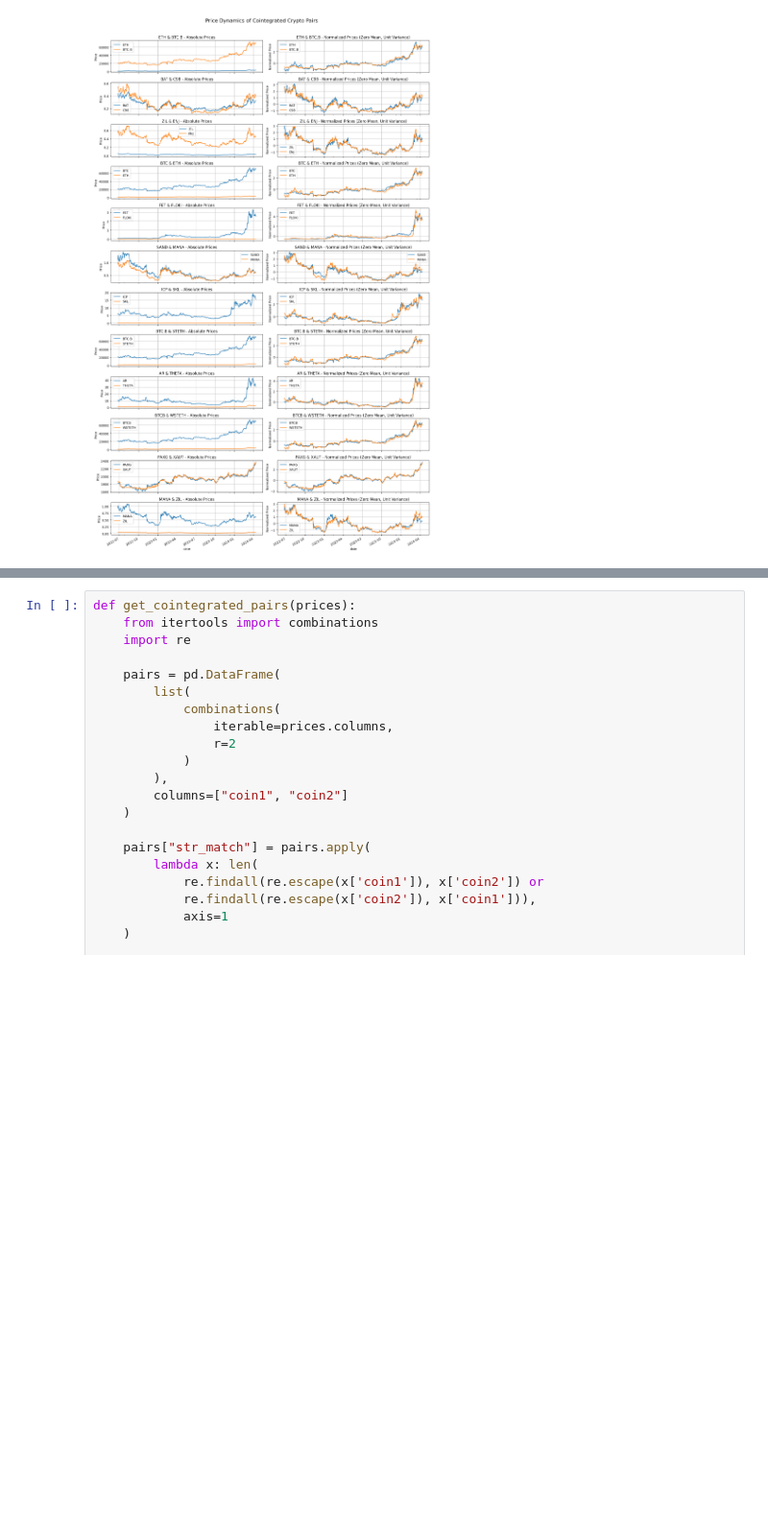
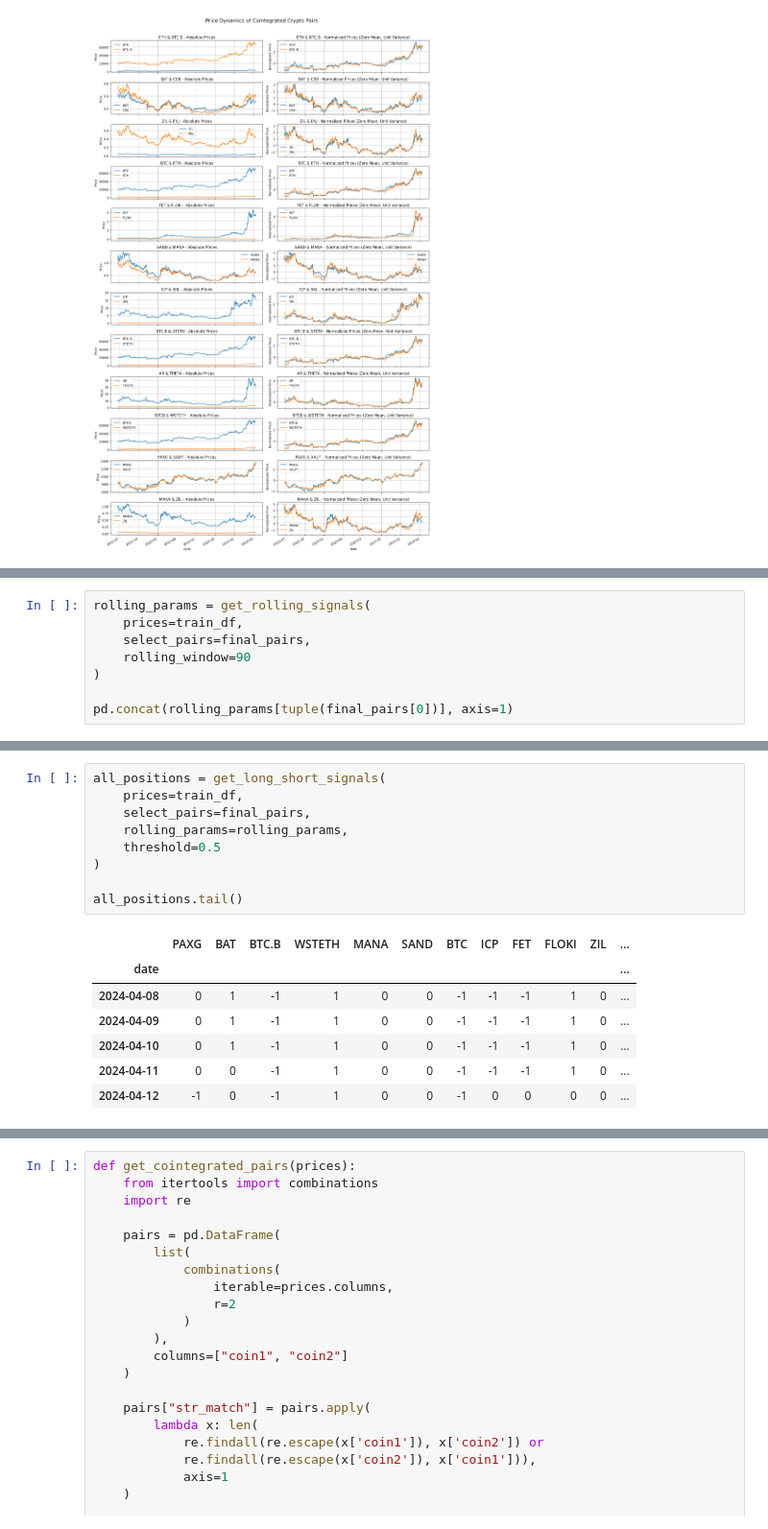
Before and after one commit to mohiteprathamesh1996/stat-arb-crypto, a Jupyter notebook: research/Pairs Trading Using Cointegration.ipynb, the cells around one changed output, grey strips where cells are left out. Shown: that part at 96% size. Drawn from its saved outputs; the diff is of its cells as text; blank space fills up the shorter version.

```diff
--- a/research/Pairs Trading Using Cointegration.ipynb
+++ b/research/Pairs Trading Using Cointegration.ipynb
@@ -146,0 +206,8 @@ plt.show()
+# %%
+rolling_params = get_rolling_signals(
+    prices=train_df,
+    select_pairs=final_pairs,
+    rolling_window=90
+)
+
+pd.concat(rolling_params[tuple(final_pairs[0])], axis=1)
@@ -147 +275,18 @@ plt.show()
+# %%
+all_positions = get_long_short_signals(
+    prices=train_df,
+    select_pairs=final_pairs,
+    rolling_params=rolling_params,
+    threshold=0.5
+)
+
+all_positions.tail()
+# %% [output]
+|  | PAXG | BAT | BTC.B | WSTETH | MANA | SAND | BTC | ICP | FET | FLOKI | ZIL | ... |
+| date |  |  |  |  |  |  |  |  |  |  |  | ... |
+| 2024-04-08 | 0 | 1 | -1 | 1 | 0 | 0 | -1 | -1 | -1 | 1 | 0 | ... |
+| 2024-04-09 | 0 | 1 | -1 | 1 | 0 | 0 | -1 | -1 | -1 | 1 | 0 | ... |
+| 2024-04-10 | 0 | 1 | -1 | 1 | 0 | 0 | -1 | -1 | -1 | 1 | 0 | ... |
+| 2024-04-11 | 0 | 0 | -1 | 1 | 0 | 0 | -1 | -1 | -1 | 1 | 0 | ... |
+| 2024-04-12 | -1 | 0 | -1 | 1 | 0 | 0 | -1 | 0 | 0 | 0 | 0 | ... |
 # %%
```
Also changed, not shown: parts of 9 cells of this notebook.
